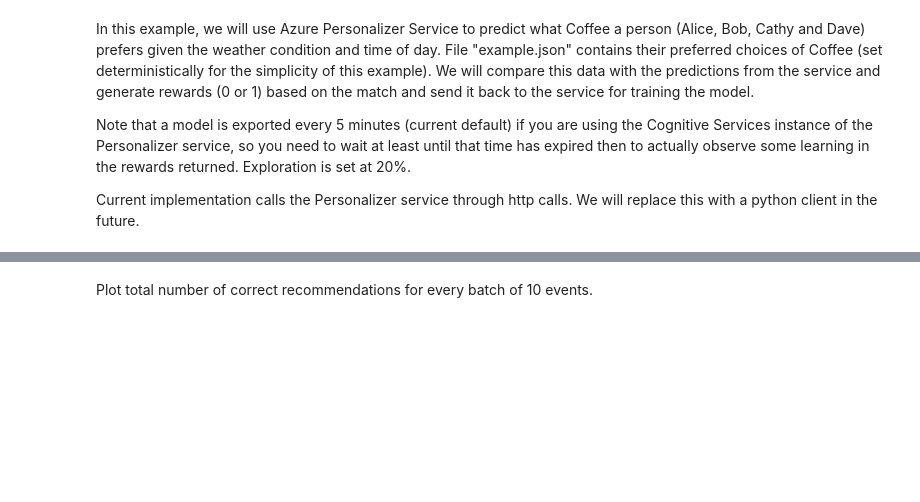
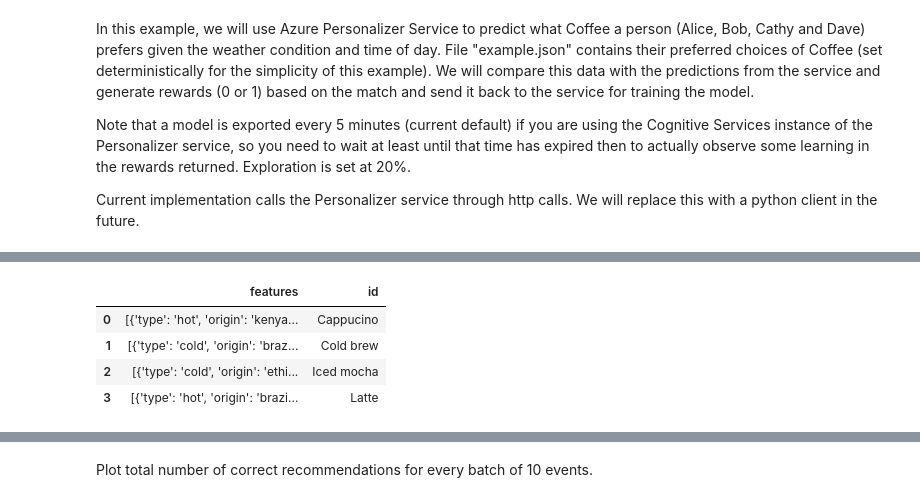
Before and after one commit to microsoft/ICSE2019, a Jupyter notebook: Rlearning/azure_personalizer/Personalization.ipynb, the cells around one changed output, grey strips where cells are left out. Saved outputs shown, nothing was run; the diff lists cells and outputs as text; code cells hidden in the pictures; blank space fills up the shorter version.

```diff
--- a/Rlearning/azure_personalizer/Personalization.ipynb
+++ b/Rlearning/azure_personalizer/Personalization.ipynb
@@ -45,3 +54,11 @@ with open(actionfeaturespath) as handle:
+# %%
+DataFrame(actionfeaturesobj)
+# %% [output]
+|  | features | id |
+| 0 | [{'type': 'hot', 'origin': 'kenya... | Cappucino |
+| 1 | [{'type': 'cold', 'origin': 'braz... | Cold brew |
+| 2 | [{'type': 'cold', 'origin': 'ethi... | Iced mocha |
+| 3 | [{'type': 'hot', 'origin': 'brazi... | Latte |
 # %%
 def get_reward_from_simulated_data(name, weather, timeofday, prediction):
     if(userpref[name][weather][timeofday] == str(prediction)):
```
Also changed, not shown: parts of 14 cells of this notebook, 1 other file.
